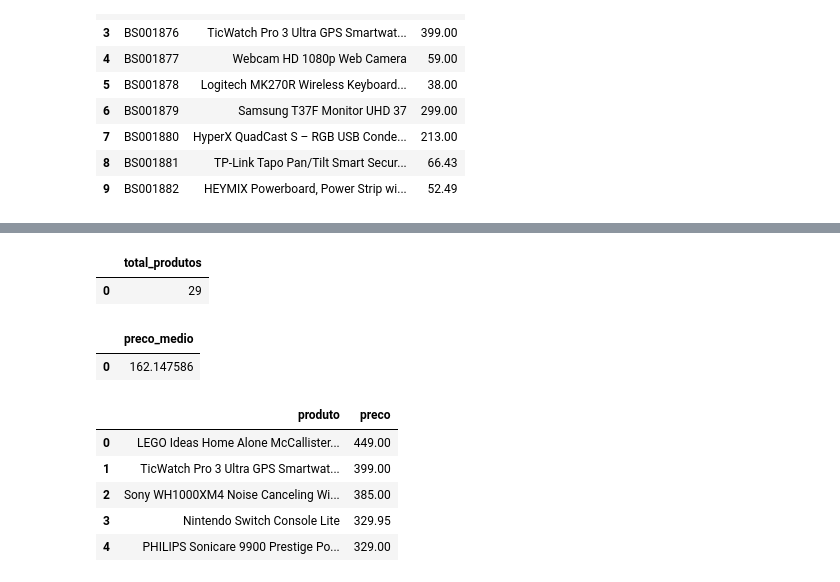
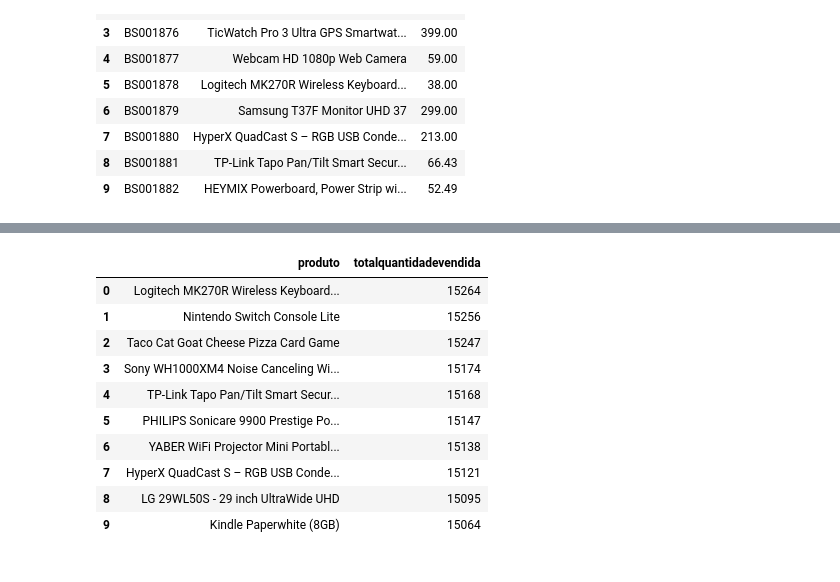
Before and after one commit to guilherme-lucke/projeto, a Jupyter notebook: analises.ipynb, the cells around one changed output, grey strips where cells are left out. Saved outputs shown, nothing was run; the diff lists cells and outputs as text; code cells hidden in the pictures.

```diff
--- a/analises.ipynb
+++ b/analises.ipynb
@@ -34,22 +52,14 @@ vendas = pd.read_sql("SELECT * FROM vendas;", engine); vendas.head(10)
 # %%
-#01 Quantos produtos diferentes temos?
-df_total_produtos = pd.read_sql("SELECT * FROM vw_total_produtos;", engine); df_total_produtos.head()
+df_ProdutosMaisVendidos = pd.read_sql("SELECT * FROM vwProdutosMaisVendidos;", engine); df_ProdutosMaisVendidos.head(10)
 # %% [output]
-|  | total_produtos |
-| 0 | 29 |
+|  | produto | totalquantidadevendida |
+| 0 | Logitech MK270R Wireless Keyboard... | 15264 |
+| 1 | Nintendo Switch Console Lite | 15256 |
+| 2 | Taco Cat Goat Cheese Pizza Card Game | 15247 |
+| 3 | Sony WH1000XM4 Noise Canceling Wi... | 15174 |
+| 4 | TP-Link Tapo Pan/Tilt Smart Secur... | 15168 |
+| 5 | PHILIPS Sonicare 9900 Prestige Po... | 15147 |
+| 6 | YABER WiFi Projector Mini Portabl... | 15138 |
+| 7 | HyperX QuadCast S – RGB USB Conde... | 15121 |
+| 8 | LG 29WL50S - 29 inch UltraWide UHD | 15095 |
+| 9 | Kindle Paperwhite (8GB) | 15064 |
-# %%
-#02 Qual é o preço médio dos produtos?
-df_preco_medio = pd.read_sql("SELECT * FROM vw_preco_medio;", engine); df_preco_medio.head()
-# %% [output]
-|  | preco_medio |
-| 0 | 162.147586 |
-# %%
-#03 Quais são os produtos mais caros?
-df_produtos_mais_caros = pd.read_sql("SELECT * FROM vw_produtos_mais_caros;", engine); df_produtos_mais_caros.head()
-# %% [output]
-|  | produto | preco |
-| 0 | LEGO Ideas Home Alone McCallister... | 449.00 |
-| 1 | TicWatch Pro 3 Ultra GPS Smartwat... | 399.00 |
-| 2 | Sony WH1000XM4 Noise Canceling Wi... | 385.00 |
-| 3 | Nintendo Switch Console Lite | 329.95 |
-| 4 | PHILIPS Sonicare 9900 Prestige Po... | 329.00 |
```
Also changed, not shown: parts of 35 cells of this notebook, 8 other files.
